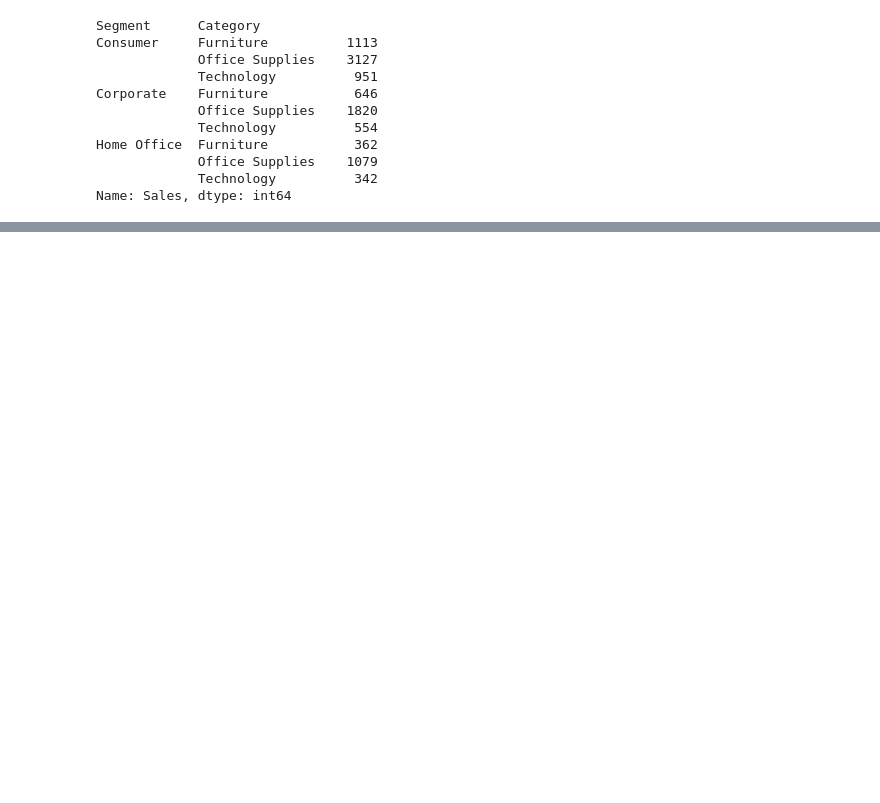
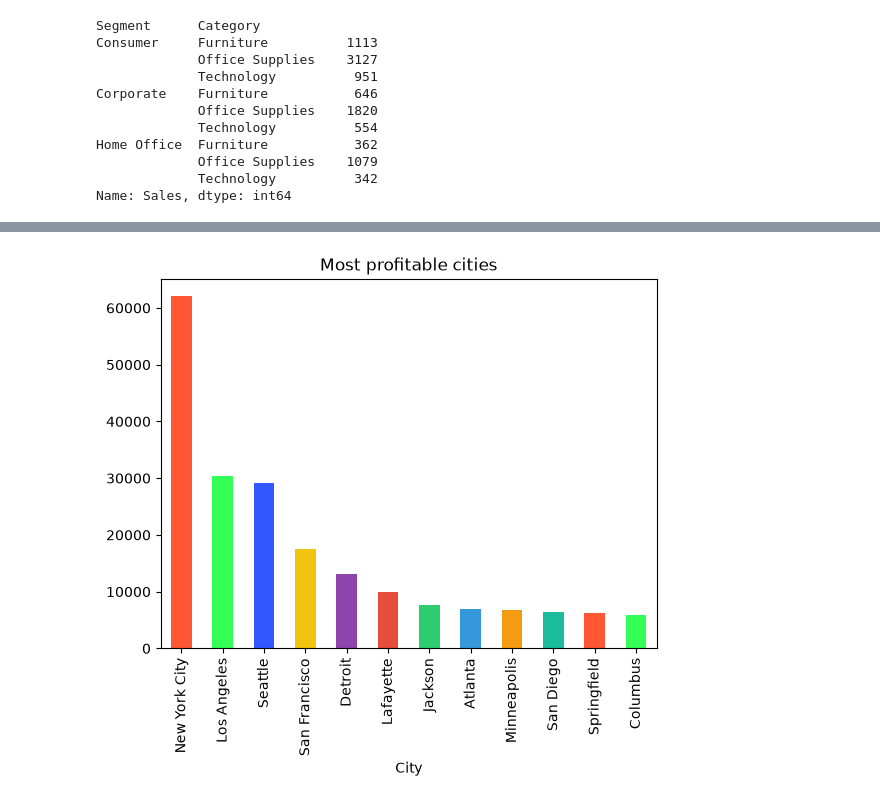
Before and after one commit to Fatima-Arain206/SOFTGROWTECH_INTERNSHIP_FINAL_PROJECT, a Jupyter notebook: Bussiness_DataAnalysisProject/Bussiness_Analysis.ipynb, the cells around one changed output, grey strips where cells are left out. Cells and saved outputs as stored; diff of their text form; code cells hidden in the pictures; blank space fills up the shorter version.

```diff
--- a/Bussiness_DataAnalysisProject/Bussiness_Analysis.ipynb
+++ b/Bussiness_DataAnalysisProject/Bussiness_Analysis.ipynb
@@ -622,0 +690,7 @@ plt.show()
+# %%
+# state wise profit high
+df.groupby('City')['Profit'].sum().sort_values(ascending=False).head(12).plot(kind='bar',color=colors)
+plt.title('Most profitable cities')
+plt.show()
+# %% [output]
+[figure, added]
```
Also changed, not shown: parts of 17 cells of this notebook.
